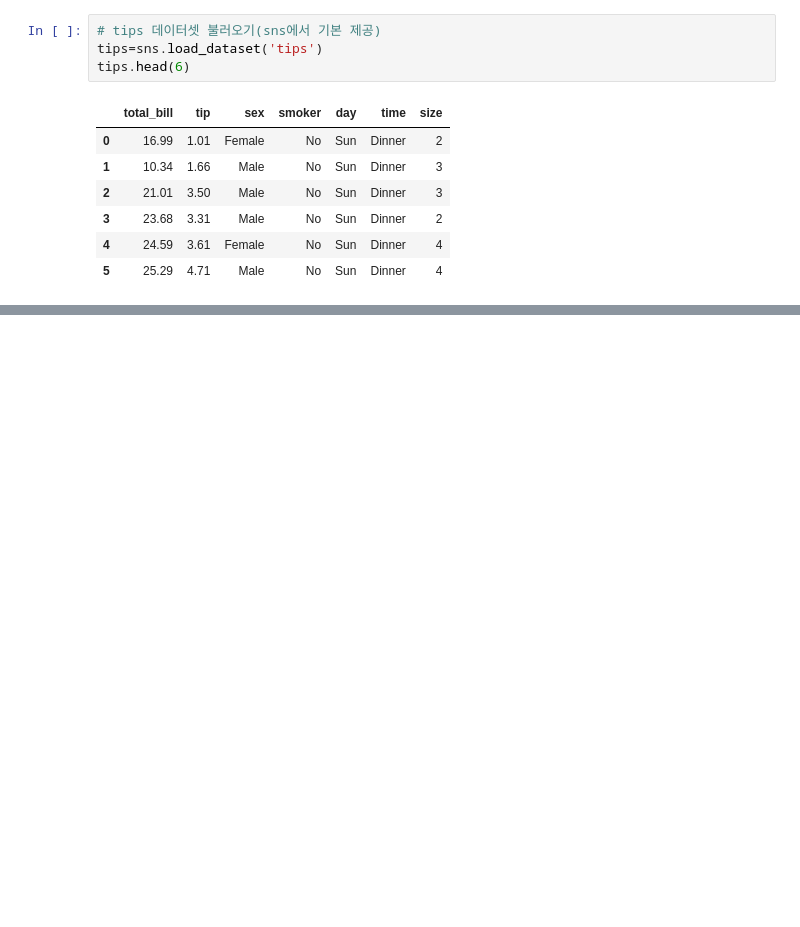
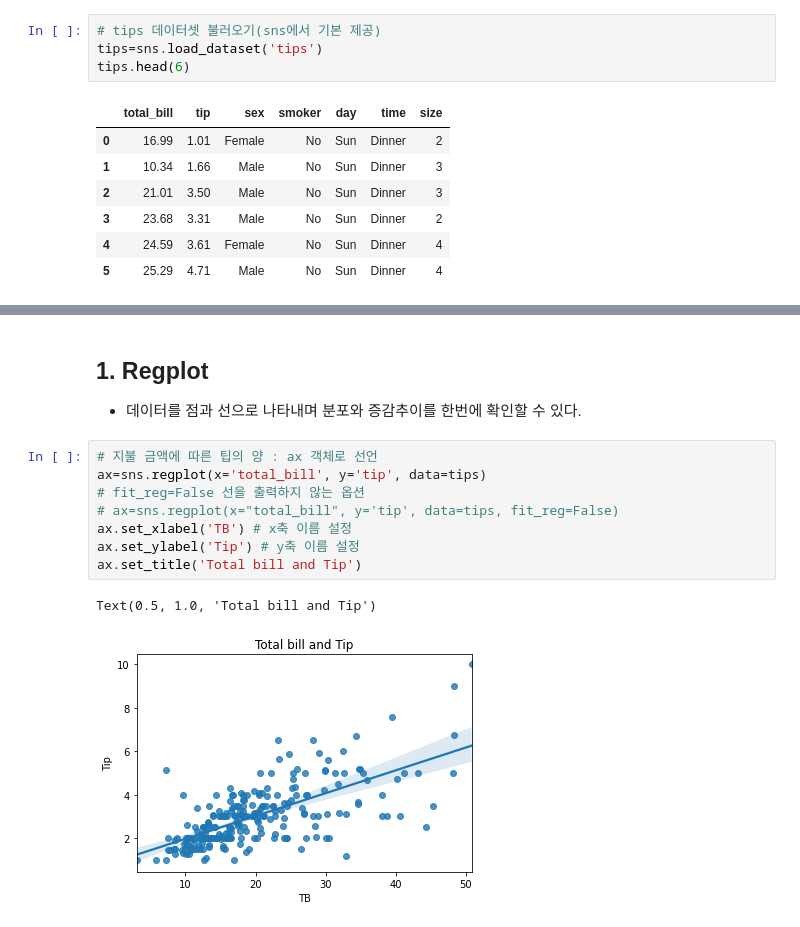
Before and after one commit to WinterBlue16/Data_Visualization, a Jupyter notebook: 08_seaborn 기초.ipynb, the cells around one changed output, grey strips where cells are left out. Cells and saved outputs as stored; diff of their text form; blank space fills up the shorter version.

Commit message:
데이터 시각화:regplot~barplot

```diff
--- a/08_seaborn 기초.ipynb
+++ b/08_seaborn 기초.ipynb
@@ -25,0 +38,14 @@ titanic
+# %% [markdown]
+## 1. Regplot
+- 데이터를 점과 선으로 나타내며 분포와 증감추이를 한번에 확인할 수 있다.
+# %%
+# 지불 금액에 따른 팁의 양 : ax 객체로 선언
+ax=sns.regplot(x='total_bill', y='tip', data=tips)
+# fit_reg=False 선을 출력하지 않는 옵션
+# ax=sns.regplot(x="total_bill", y='tip', data=tips, fit_reg=False)
+ax.set_xlabel('TB') # x축 이름 설정
+ax.set_ylabel('Tip') # y축 이름 설정
+ax.set_title('Total bill and Tip')
+# %% [output]
+Text(0.5, 1.0, 'Total bill and Tip')
+[figure, added]
```
Also changed, not shown: parts of 9 cells of this notebook.
